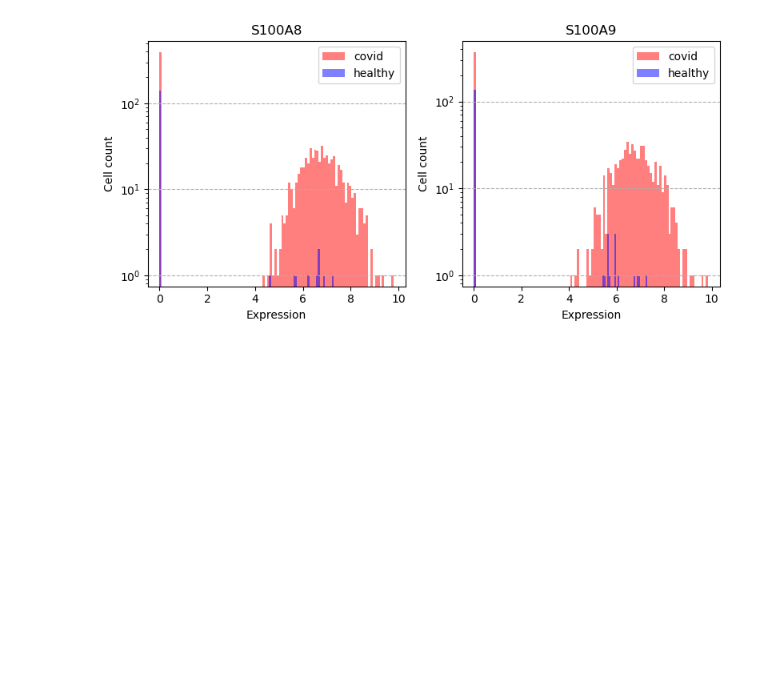
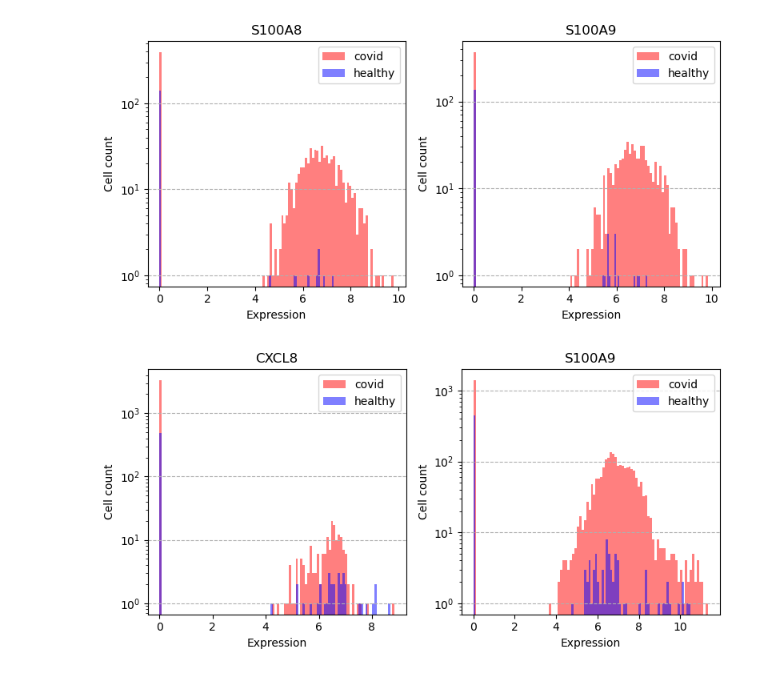
Before and after one commit to Guitout31415/SIGMA, a Jupyter notebook: notebooks/compare_fortman_sigma.ipynb, the cells around one changed output. Saved outputs shown, nothing was run; the diff lists cells and outputs as text; code cells hidden in the pictures; blank space fills up the shorter version.

Commit message:
update compare fortman

```diff
--- a/notebooks/compare_fortman_sigma.ipynb
+++ b/notebooks/compare_fortman_sigma.ipynb
@@ -425,3 +447,35 @@ fig.savefig('figures/fortman_S100A8-9.svg', bbox_inches="tight", dpi=300)
 plt.show()
 # %% [output]
 [figure]
+# %%
+s100 = mk_author_not_sigma.to_df()[["CXCL8", "S100A9"]]
+
+fig, ax = plt.subplots(1, 2, figsize=(8, 4))
+
+disease = adata_author.obs.loc[s100.index, "disease"]
+s100_covid = s100[disease == "covid"]
+s100_healthy = s100[disease == "healthy"]
+
+ax[0].hist(s100_covid["CXCL8"].values.flatten(), bins=100, alpha=0.5, color='red', label='covid')
+ax[0].hist(s100_healthy["CXCL8"].values.flatten(), bins=100, alpha=0.5, color='blue', label='healthy')
+ax[0].set_title("CXCL8")
+ax[0].set_xlabel("Expression")
+ax[0].set_ylabel("Cell count")
+ax[0].set_yscale("log")
+ax[0].grid(axis='y', linestyle='--')
+ax[0].legend()
+
+ax[1].hist(s100_covid["S100A9"].values.flatten(), bins=100, alpha=0.5, color='red', label='covid')
+ax[1].hist(s100_healthy["S100A9"].values.flatten(), bins=100, alpha=0.5, color='blue', label='healthy')
+ax[1].set_title("S100A9")
+ax[1].set_xlabel("Expression")
+ax[1].set_ylabel("Cell count")
+ax[1].set_yscale("log")
+ax[1].grid(axis='y', linestyle='--')
+ax[1].legend()
+
+plt.tight_layout()
+# fig.savefig('figures/fortman_S100A8-9.svg', bbox_inches="tight", dpi=300)
+plt.show()
+# %% [output]
+[figure, added]
```
Also changed, not shown: parts of 4 cells of this notebook.
